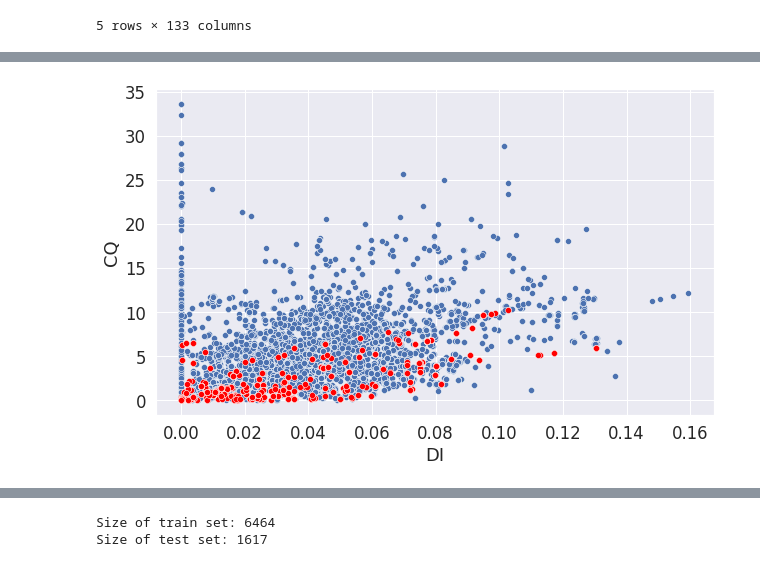
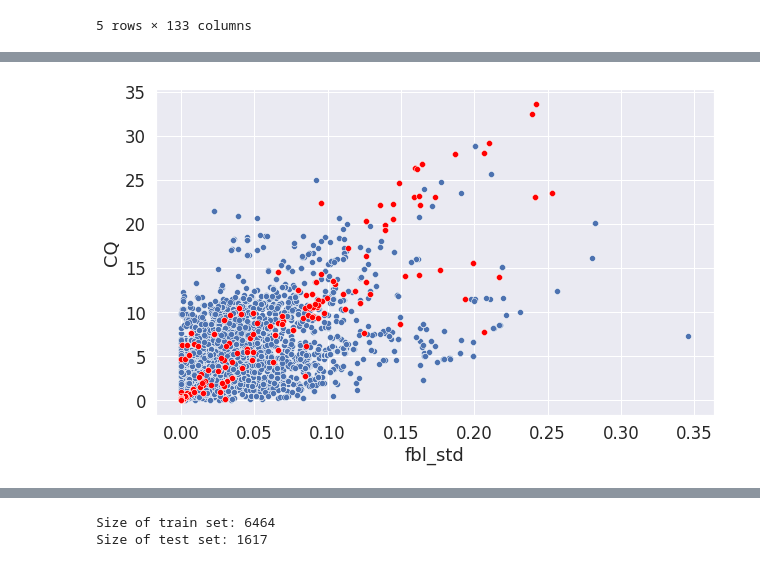
Before and after one commit to wushanyun64/27Al_CQ_prediction, a Jupyter notebook: model_training.ipynb, the cells around one changed output, grey strips where cells are left out. Saved outputs shown, nothing was run; the diff lists cells and outputs as text; code cells hidden in the pictures.

```diff
--- a/model_training.ipynb
+++ b/model_training.ipynb
@@ -208,11 +214,7 @@ red_labels = nmr_struc_data[
 # %%
-# ig, ax = plt.subplots(figsize=[10, 6])
-# sns.scatterplot(data=nmr_struc_data, x="longitudinal_strain", y="CQ", ax=ax,hue="max_ce")
-# plt.show()
+fig, ax = plt.subplots(figsize=[10, 6])
+sns.scatterplot(data = nmr_struc_data, x='fbl_std', y='CQ',ax=ax)
+sns.scatterplot(data = red_labels, x='fbl_std', y='CQ', ax=ax, color="red")
+plt.show()
+# %% [output]
+[figure, added]
-# %%
-fig, ax = plt.subplots(figsize=[10, 6])
-sns.scatterplot(nmr_struc_data["DI"], nmr_struc_data["CQ"], ax=ax)
-sns.scatterplot(red_labels["DI"], red_labels["CQ"], ax=ax, color="red")
-plt.show()
-# %% [output]
-[figure, removed]
```
Also changed, not shown: parts of 7 cells of this notebook, 3 other files.
